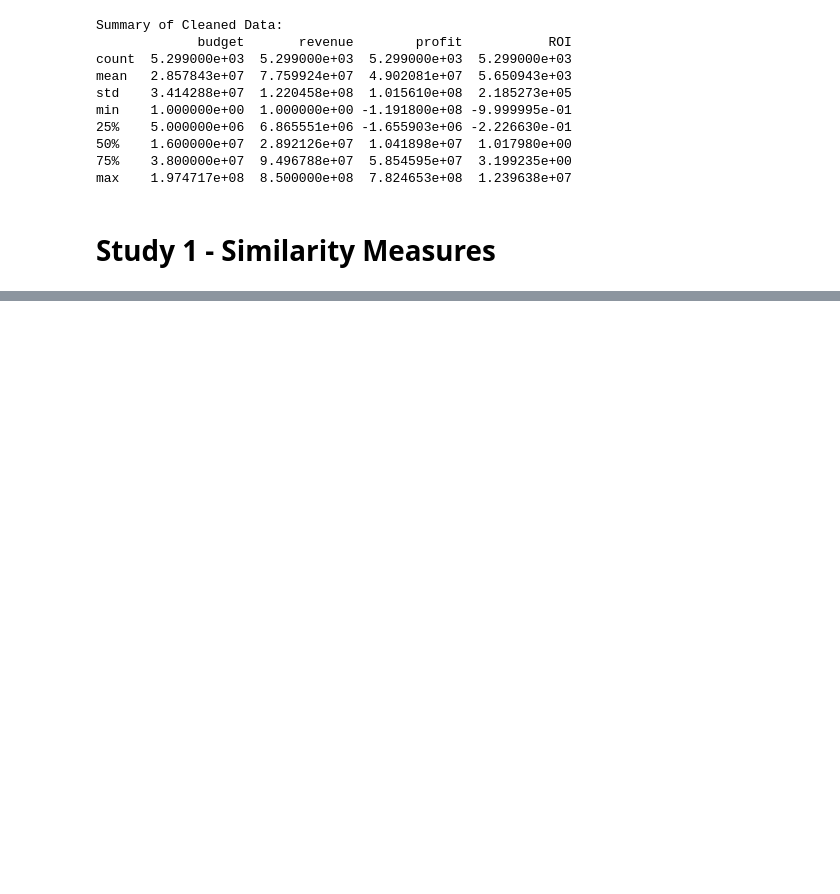
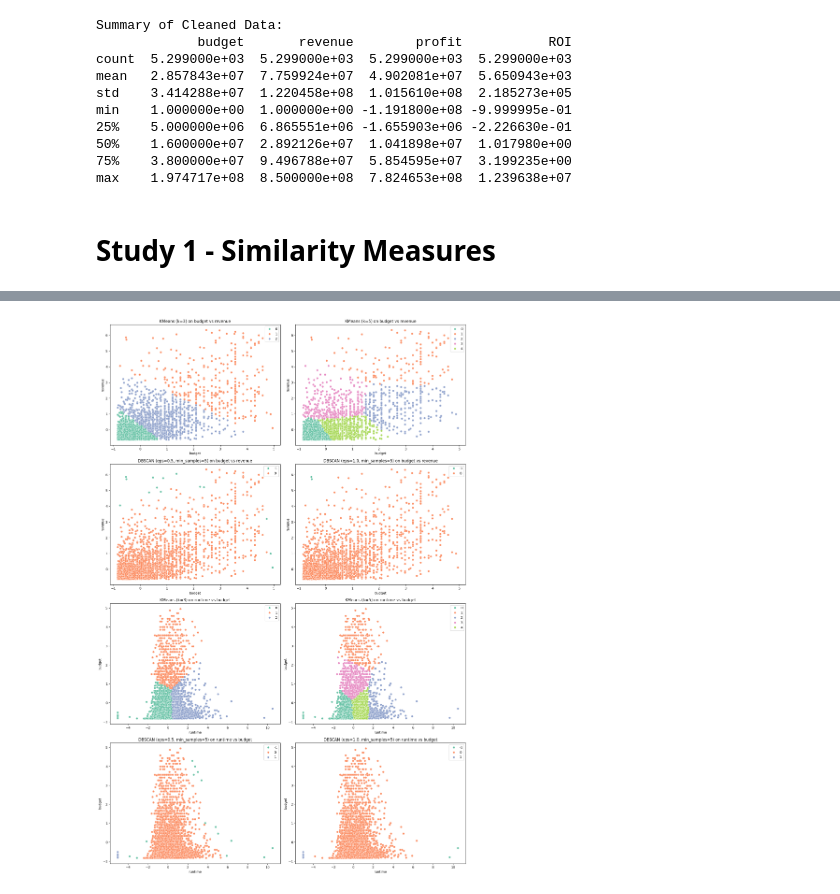
Before and after one commit to pronoyf/CSI4142-Assignment4, a Jupyter notebook: dataset1.ipynb, the cells around one changed output, grey strips where cells are left out. Saved outputs shown, nothing was run; the diff lists cells and outputs as text; code cells hidden in the pictures; blank space fills up the shorter version.

```diff
--- a/dataset1.ipynb
+++ b/dataset1.ipynb
@@ -6,6 +94,14 @@ import pandas as pd
 import numpy as np
 import matplotlib.pyplot as plt
 import seaborn as sns
+
+import pandas as pd
+import numpy as np
+import matplotlib.pyplot as plt
+import seaborn as sns
+from sklearn.cluster import KMeans, DBSCAN
+from sklearn.preprocessing import StandardScaler
+
 
 # Load dataset
 data = pd.read_csv("movies_metadata.csv", low_memory=False)
@@ -61,6 +157,8 @@ plt.xlabel('Count')
 plt.ylabel('Genre')
 plt.show()
 
+
+
 # 3. Feature Engineering
 # Create a "profit" column
 cleaned_data['profit'] = cleaned_data['revenue'] - cleaned_data['budget']
@@ -69,11 +167,13 @@ cleaned_data['profit'] = cleaned_data['revenue'] - cleaned_data['budget']
 cleaned_data['ROI'] = (cleaned_data['profit'] / cleaned_data['budget']).replace([np.inf, -np.inf], np.nan).fillna(0)
 
 # Save cleaned data for future use
-cleaned_data.to_csv("cleaned_movies_metadata.csv", index=False)
+cleaned_data.to_csv("cleaned_movies_metadata1.csv", index=False)
 
 # Summary of results
 print("Summary of Cleaned Data:")
 print(cleaned_data[['budget', 'revenue', 'profit', 'ROI']].describe())
+
+movies = pd.read_csv("cleaned_movies_metadata1.csv", low_memory=False)
 # %% [output]
 [figure]
 [figure]
@@ -198,0 +301,86 @@ Movies with the same genre as 'Toy Story':
+# %%
+
+
+# Define two pairs of features for clustering:
+# Pair 1: 'budget' vs 'revenue'
+# Pair 2: 'runtime' vs 'budget'
+feature_pairs = [
+    ["budget", "revenue"],
+    ["runtime", "budget"]
+]
+
+# Parameter sets for clustering
+k_list = [3, 5]  # for KMeans
+db_params = [(0.5, 5), (1.0, 5)]  # tuples for (eps, min_samples) for DBSCAN
+
+# Dictionary to store clustering outcomes
+cluster_results = {}
+
+pair_counter = 0
+while pair_counter < len(feature_pairs):
+    pair = feature_pairs[pair_counter]
+
+    # Drop rows with missing values in the current pair
+    pair_data = movies[pair].dropna()
+
+    # Scale the data
+    scaler_obj = StandardScaler()
+    scaled_pair = scaler_obj.fit_transform(pair_data)
+
+    # Use an index to keep track of the rows in the original dataset (optional, here we focus on visualization)
+    current_index = pair_data.index
+
+    # KMeans clustering for each k value using a while loop
+    k_idx = 0
+    while k_idx < len(k_list):
+        current_k = k_list[k_idx]
+        km_model = KMeans(n_clusters=current_k, random_state=42, n_init='auto')
+        km_labels = km_model.fit_predict(scaled_pair)
+
+        result_key = f"{pair[0]}_{pair[1]}_KMeans_k{current_k}"
+        cluster_results[result_key] = {
+            "features": pair,
+            "scaled_data": scaled_pair,
+            "labels": km_labels,
+            "method": f"KMeans (k={current_k})"
+        }
+        k_idx += 1
+
+    # DBSCAN clustering for each parameter set
+    db_idx = 0
+    while db_idx < len(db_params):
+        eps_val, min_samp = db_params[db_idx]
+        db_model = DBSCAN(eps=eps_val, min_samples=min_samp)
+        db_labels = db_model.fit_predict(scaled_pair)
+
+        result_key = f"{pair[0]}_{pair[1]}_DBSCAN_eps{eps_val}_min{min_samp}"
+        cluster_results[result_key] = {
+            "features": pair,
+            "scaled_data": scaled_pair,
+            "labels": db_labels,
+            "method": f"DBSCAN (eps={eps_val}, min_samples={min_samp})"
+        }
+        db_idx += 1
+
+    pair_counter += 1
+
+# Visualize clustering results for each variant
+total_variants = len(cluster_results)
+cols = 2
+rows = int(np.ceil(total_variants / cols))
+plt.figure(figsize=(cols * 8, rows * 6))
+plot_counter = 1
+
+for key, res in cluster_results.items():
+    plt.subplot(rows, cols, plot_counter)
+    sns.scatterplot(x=res["scaled_data"][:, 0], y=res["scaled_data"][:, 1],
+                    hue=res["labels"], palette="Set2", s=40, legend="full")
+    plt.title(f"{res['method']} on {res['features'][0]} vs {res['features'][1]}")
+    plt.xlabel(res["features"][0])
+    plt.ylabel(res["features"][1])
+    plot_counter += 1
+
+plt.tight_layout()
+plt.show()
+# %% [output]
+[figure, added]
```
Also changed, not shown: parts of 10 cells of this notebook, 2 other files.
